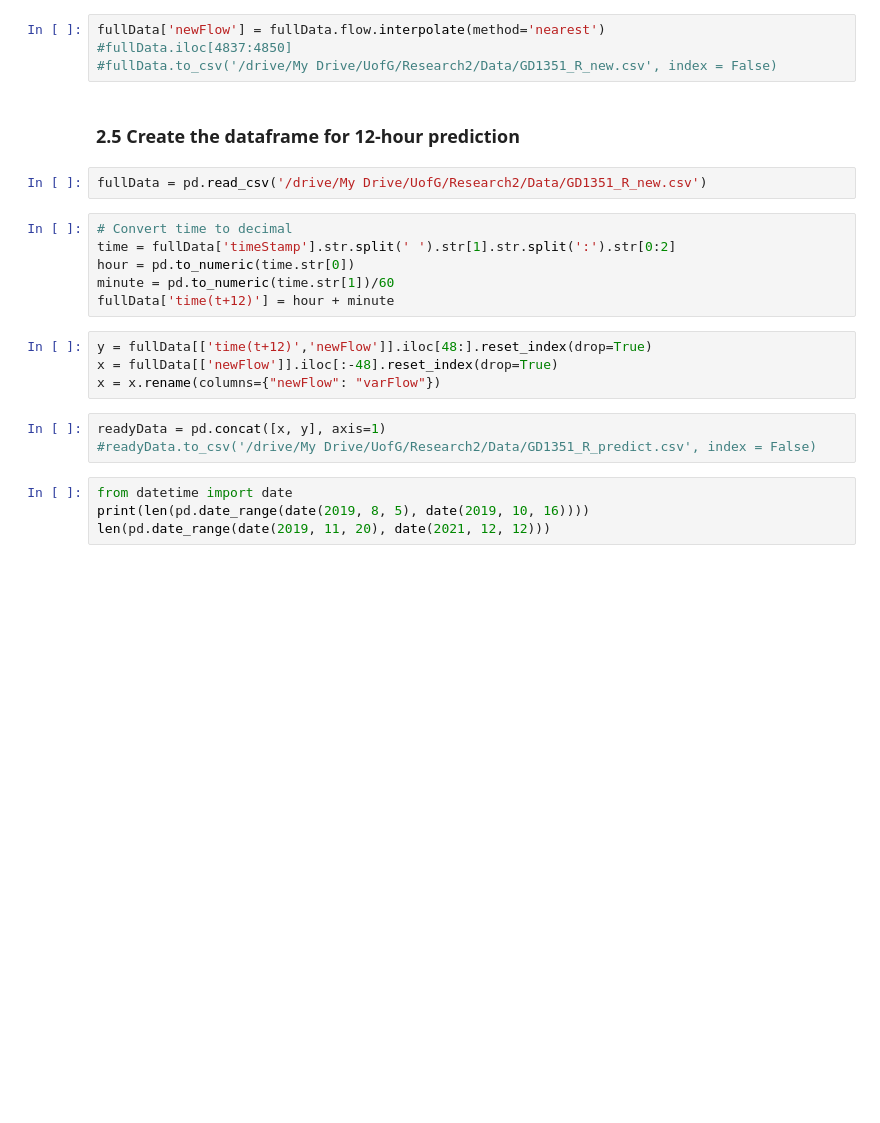
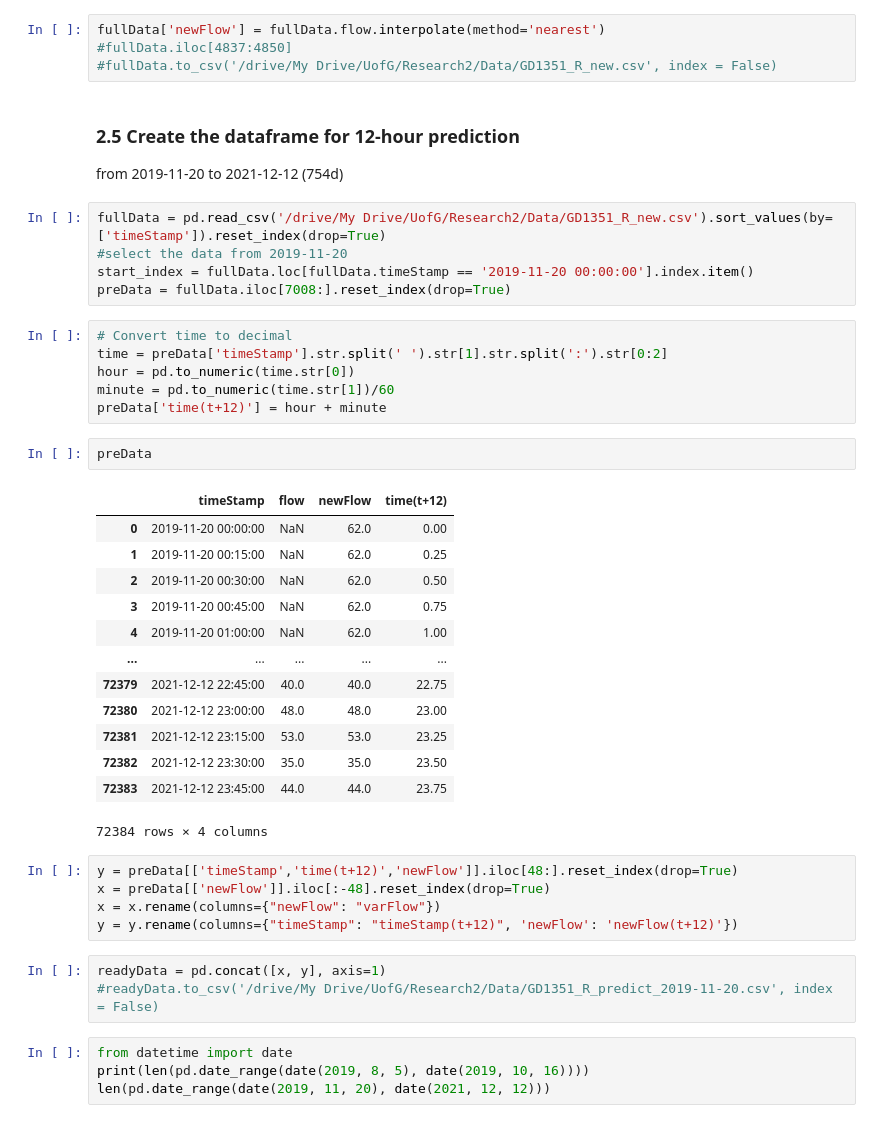
Before and after one commit to YueLi-0816/traffic_prediction, a Jupyter notebook: Data_processing_colab.ipynb, the cells around one changed output. Drawn from its saved outputs; the diff is of its cells as text; blank space fills up the shorter version.

Commit message:
select flow only from 2019-11-20

```diff
--- a/Data_processing_colab.ipynb
+++ b/Data_processing_colab.ipynb
@@ -330,21 +330,42 @@ fullData['newFlow'] = fullData.flow.interpolate(method='nearest')
 #fullData.to_csv('/drive/My Drive/UofG/Research2/Data/GD1351_R_new.csv', index = False)
 # %% [markdown]
 ### 2.5 Create the dataframe for 12-hour prediction
+from 2019-11-20 to 2021-12-12 (754d)
+# %%
+fullData = pd.read_csv('/drive/My Drive/UofG/Research2/Data/GD1351_R_new.csv').sort_values(by=['timeStamp']).reset_index(drop=True)
+#select the data from 2019-11-20
+start_index = fullData.loc[fullData.timeStamp == '2019-11-20 00:00:00'].index.item()
+preData = fullData.iloc[7008:].reset_index(drop=True)
+# %%
+# Convert time to decimal
+time = preData['timeStamp'].str.split(' ').str[1].str.split(':').str[0:2]
+hour = pd.to_numeric(time.str[0])
+minute = pd.to_numeric(time.str[1])/60
+preData['time(t+12)'] = hour + minute
+# %%
+preData
+# %% [output]
+|  | timeStamp | flow | newFlow | time(t+12) |
+| 0 | 2019-11-20 00:00:00 | NaN | 62.0 | 0.00 |
+| 1 | 2019-11-20 00:15:00 | NaN | 62.0 | 0.25 |
+| 2 | 2019-11-20 00:30:00 | NaN | 62.0 | 0.50 |
+| 3 | 2019-11-20 00:45:00 | NaN | 62.0 | 0.75 |
+| 4 | 2019-11-20 01:00:00 | NaN | 62.0 | 1.00 |
+| ... | ... | ... | ... | ... |
+| 72379 | 2021-12-12 22:45:00 | 40.0 | 40.0 | 22.75 |
+| 72380 | 2021-12-12 23:00:00 | 48.0 | 48.0 | 23.00 |
+| 72381 | 2021-12-12 23:15:00 | 53.0 | 53.0 | 23.25 |
+| 72382 | 2021-12-12 23:30:00 | 35.0 | 35.0 | 23.50 |
+| 72383 | 2021-12-12 23:45:00 | 44.0 | 44.0 | 23.75 |
+72384 rows × 4 columns
+# %%
+y = preData[['timeStamp','time(t+12)','newFlow']].iloc[48:].reset_index(drop=True)
+x = preData[['newFlow']].iloc[:-48].reset_index(drop=True)
+x = x.rename(columns={"newFlow": "varFlow"})
+y = y.rename(columns={"timeStamp": "timeStamp(t+12)", 'newFlow': 'newFlow(t+12)'})
 # %%
-fullData = pd.read_csv('/drive/My Drive/UofG/Research2/Data/GD1351_R_new.csv')
+readyData = pd.concat([x, y], axis=1)
+#readyData.to_csv('/drive/My Drive/UofG/Research2/Data/GD1351_R_predict_2019-11-20.csv', index = False)
-# %%
-# Convert time to decimal
-time = fullData['timeStamp'].str.split(' ').str[1].str.split(':').str[0:2]
-hour = pd.to_numeric(time.str[0])
-minute = pd.to_numeric(time.str[1])/60
-fullData['time(t+12)'] = hour + minute
-# %%
-y = fullData[['time(t+12)','newFlow']].iloc[48:].reset_index(drop=True)
-x = fullData[['newFlow']].iloc[:-48].reset_index(drop=True)
-x = x.rename(columns={"newFlow": "varFlow"})
-# %%
-readyData = pd.concat([x, y], axis=1)
-#readyData.to_csv('/drive/My Drive/UofG/Research2/Data/GD1351_R_predict.csv', index = False)
 # %%
 from datetime import date
 print(len(pd.date_range(date(2019, 8, 5), date(2019, 10, 16))))
```
